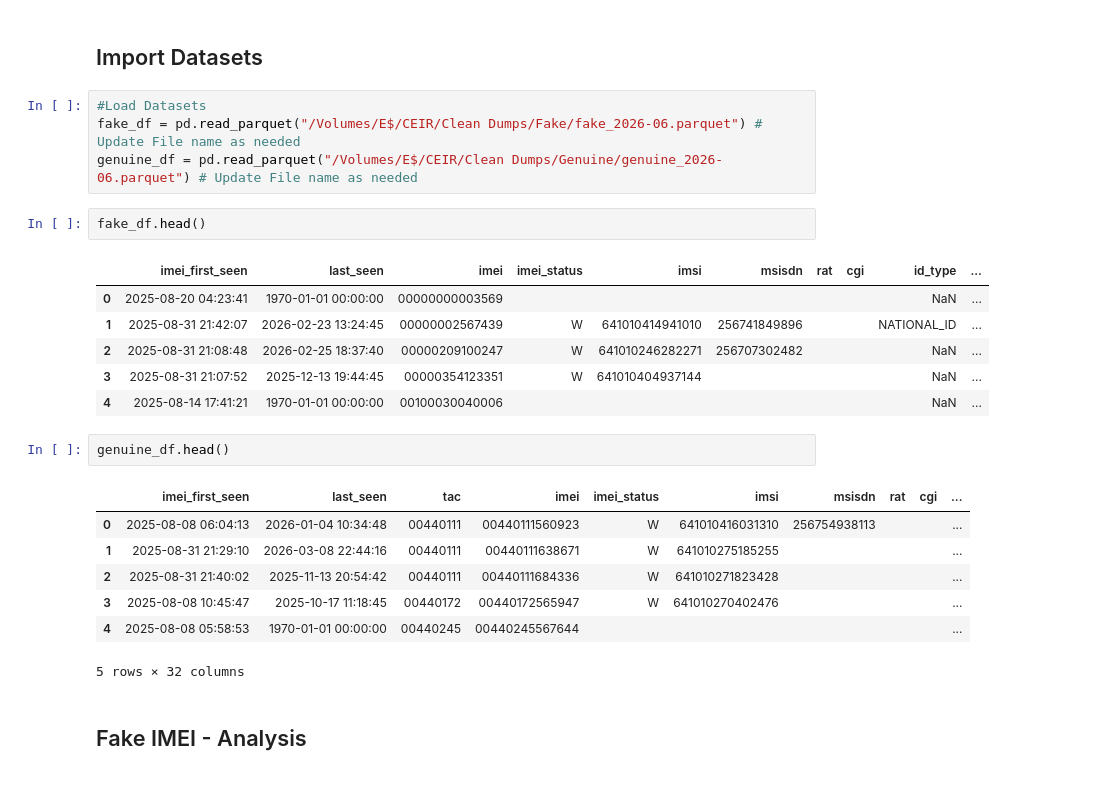
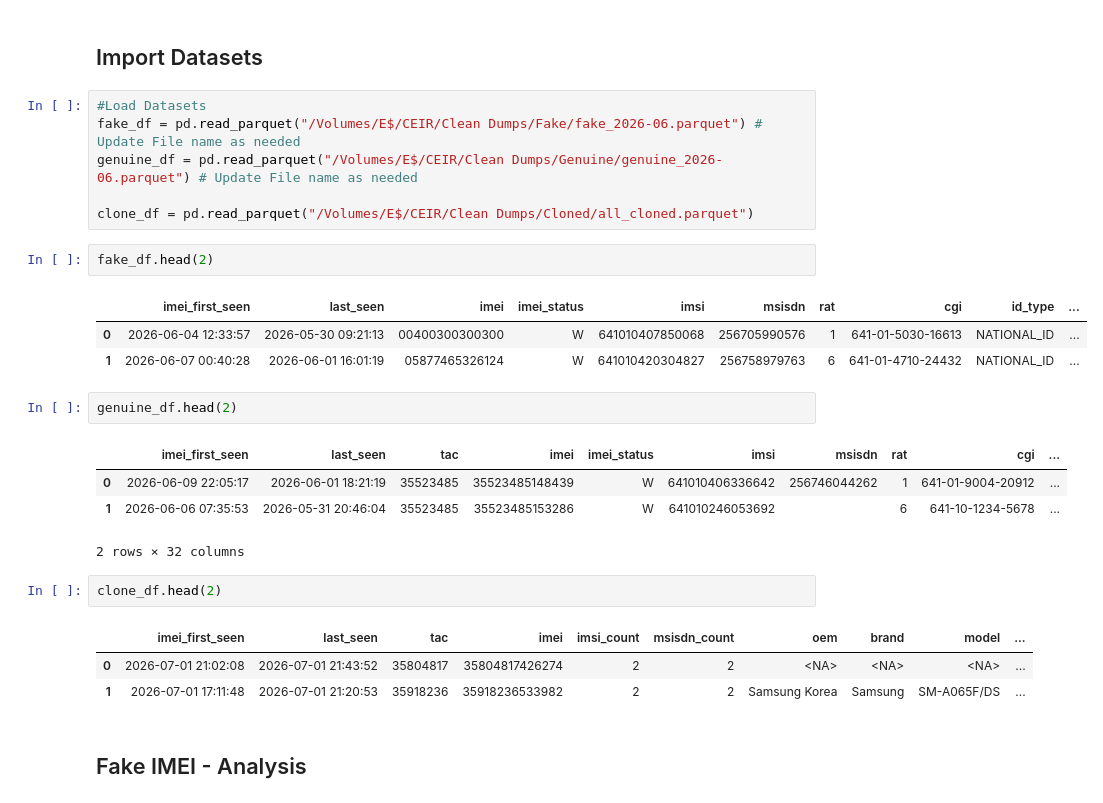
Before and after one commit to wmuheki/ceir_analytics, a Jupyter notebook: 2. eda_fake_clone_genuine.ipynb, the cells around one changed output. Cells and saved outputs as stored; diff of their text form.

```diff
--- a/2. analysis.ipynb
+++ b/2. eda_fake_clone_genuine.ipynb
@@ -11,25 +11,27 @@ import matplotlib.pyplot as plt
 #Load Datasets
 fake_df = pd.read_parquet("/Volumes/E$/CEIR/Clean Dumps/Fake/fake_2026-06.parquet") # Update File name as needed
 genuine_df = pd.read_parquet("/Volumes/E$/CEIR/Clean Dumps/Genuine/genuine_2026-06.parquet") # Update File name as needed
+
+clone_df = pd.read_parquet("/Volumes/E$/CEIR/Clean Dumps/Cloned/all_cloned.parquet")
 # %%
-fake_df.head()
+fake_df.head(2)
 # %% [output]
 |  | imei_first_seen | last_seen | imei | imei_status | imsi | msisdn | rat | cgi | id_type | ... |
-| 0 | 2025-08-20 04:23:41 | 1970-01-01 00:00:00 | 00000000003569 |  |  |  |  |  | NaN | ... |
-| 1 | 2025-08-31 21:42:07 | 2026-02-23 13:24:45 | 00000002567439 | W | 641010414941010 | 256741849896 |  |  | NATIONAL_ID | ... |
-| 2 | 2025-08-31 21:08:48 | 2026-02-25 18:37:40 | 00000209100247 | W | 641010246282271 | 256707302482 |  |  | NaN | ... |
-| 3 | 2025-08-31 21:07:52 | 2025-12-13 19:44:45 | 00000354123351 | W | 641010404937144 |  |  |  | NaN | ... |
-| 4 | 2025-08-14 17:41:21 | 1970-01-01 00:00:00 | 00100030040006 |  |  |  |  |  | NaN | ... |
+| 0 | 2026-06-04 12:33:57 | 2026-05-30 09:21:13 | 00400300300300 | W | 641010407850068 | 256705990576 | 1 | 641-01-5030-16613 | NATIONAL_ID | ... |
+| 1 | 2026-06-07 00:40:28 | 2026-06-01 16:01:19 | 05877465326124 | W | 641010420304827 | 256758979763 | 6 | 641-01-4710-24432 | NATIONAL_ID | ... |
 # %%
-genuine_df.head()
+genuine_df.head(2)
 # %% [output]
 |  | imei_first_seen | last_seen | tac | imei | imei_status | imsi | msisdn | rat | cgi | ... |
-| 0 | 2025-08-08 06:04:13 | 2026-01-04 10:34:48 | 00440111 | 00440111560923 | W | 641010416031310 | 256754938113 |  |  | ... |
-| 1 | 2025-08-31 21:29:10 | 2026-03-08 22:44:16 | 00440111 | 00440111638671 | W | 641010275185255 |  |  |  | ... |
-| 2 | 2025-08-31 21:40:02 | 2025-11-13 20:54:42 | 00440111 | 00440111684336 | W | 641010271823428 |  |  |  | ... |
-| 3 | 2025-08-08 10:45:47 | 2025-10-17 11:18:45 | 00440172 | 00440172565947 | W | 641010270402476 |  |  |  | ... |
-| 4 | 2025-08-08 05:58:53 | 1970-01-01 00:00:00 | 00440245 | 00440245567644 |  |  |  |  |  | ... |
+| 0 | 2026-06-09 22:05:17 | 2026-06-01 18:21:19 | 35523485 | 35523485148439 | W | 641010406336642 | 256746044262 | 1 | 641-01-9004-20912 | ... |
+| 1 | 2026-06-06 07:35:53 | 2026-05-31 20:46:04 | 35523485 | 35523485153286 | W | 641010246053692 |  | 6 | 641-10-1234-5678 | ... |
-5 rows × 32 columns
+2 rows × 32 columns
+# %%
+clone_df.head(2)
+# %% [output]
+|  | imei_first_seen | last_seen | tac | imei | imsi_count | msisdn_count | oem | brand | model | ... |
+| 0 | 2026-07-01 21:02:08 | 2026-07-01 21:43:52 | 35804817 | 35804817426274 | 2 | 2 | <NA> | <NA> | <NA> | ... |
+| 1 | 2026-07-01 17:11:48 | 2026-07-01 21:20:53 | 35918236 | 35918236533982 | 2 | 2 | Samsung Korea | Samsung | SM-A065F/DS | ... |
 # %% [markdown]
 ## Fake IMEI - Analysis
 # %%
```
Also changed, not shown: parts of 2 cells of this notebook, 1 other file.
